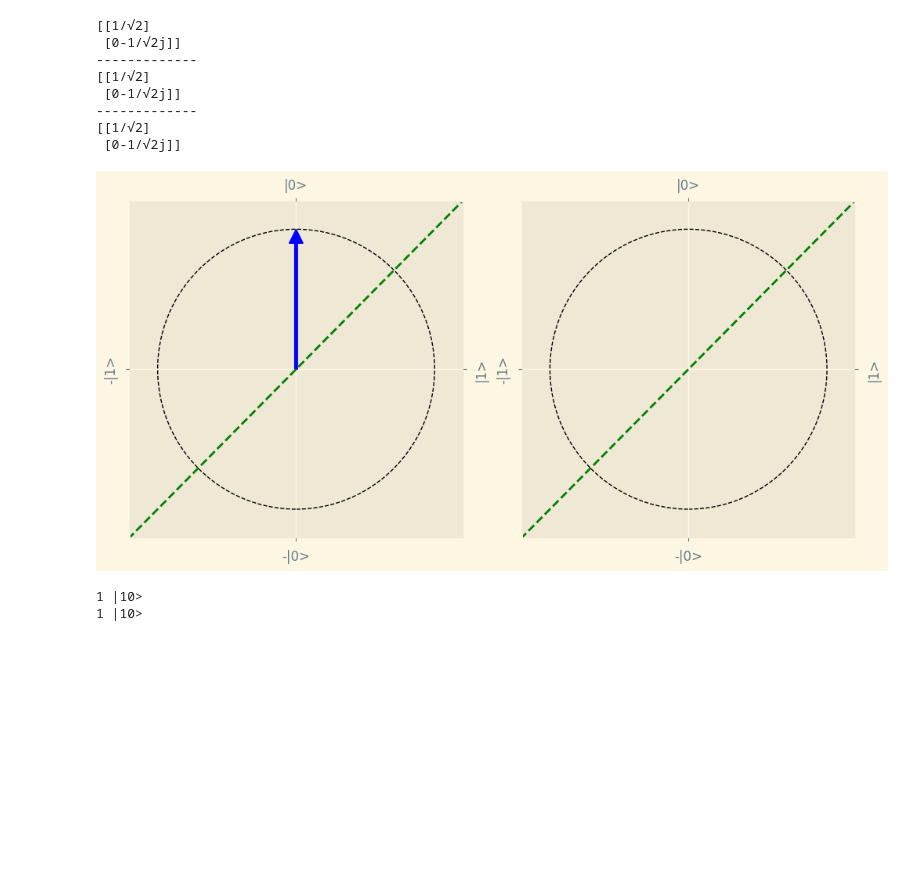
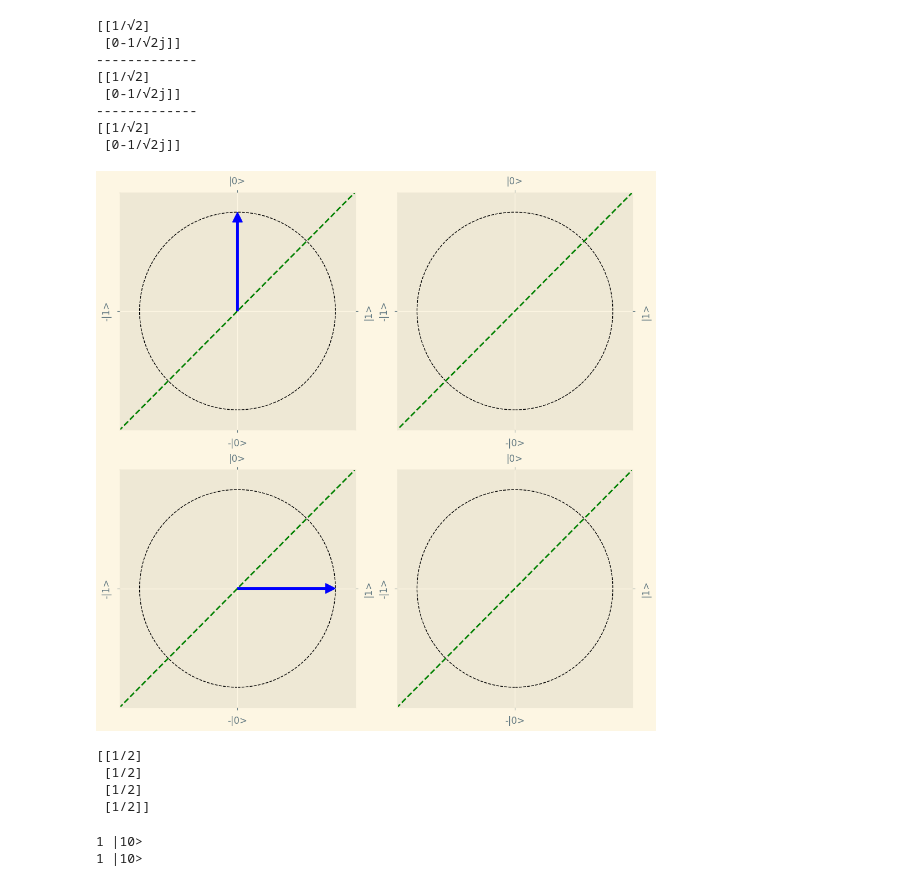
Before and after one commit to TimRoss/QuantumHelpers, a Jupyter notebook: Demo.ipynb, the cells around one changed output. Cells and saved outputs as stored; diff of their text form; code cells hidden in the pictures; blank space fills up the shorter version.

```diff
--- a/Demo.ipynb
+++ b/Demo.ipynb
@@ -159,12 +159,19 @@ print(exponentiated_h * qh.eval("|0>"))
  [0-1/√2j]]
 # %%
 # A single qubit ket object can also be drawn.
-zeroKet = qh.eval("|0>")
+zeroKet = qh.eval("|10>")
 zeroKet.draw()
 # The plot on the left is the real value, and the right is the imaginary
 # The green dotted line is the x-axis
 # %% [output]
-[figure, old version]
+[figure, new version]
+# %%
+print(zeroKet)
+# %% [output]
+[[1/2]
+ [1/2]
+ [1/2]
+ [1/2]]
 # %%
 zeroState = qh.eval("|0><0|")
 OneState = qh.eval("|1><1|")
```
Also changed, not shown: 1 other file.
